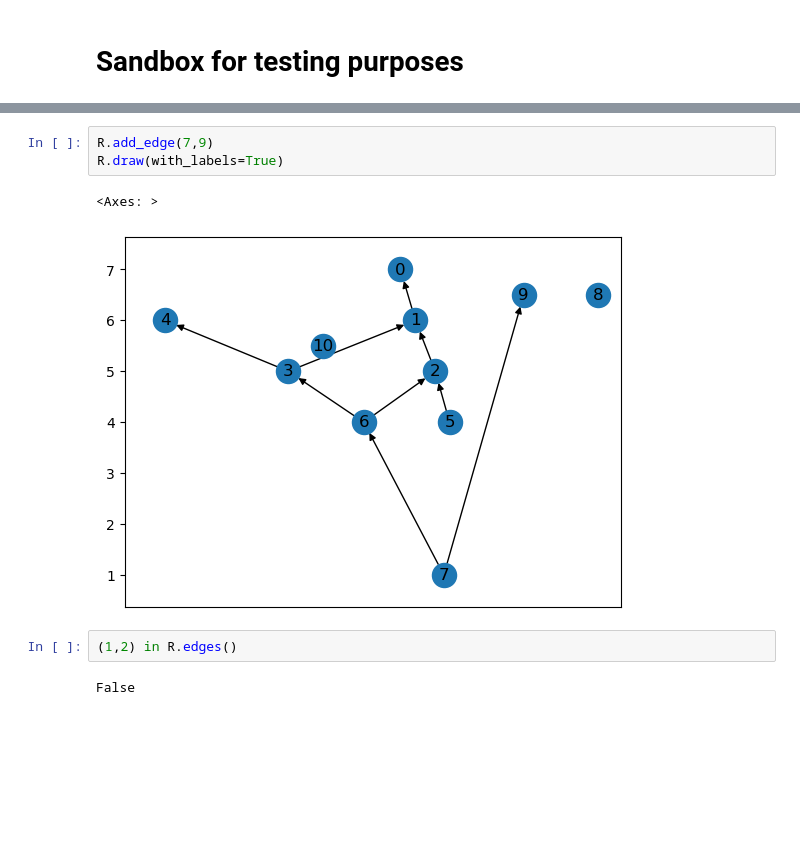
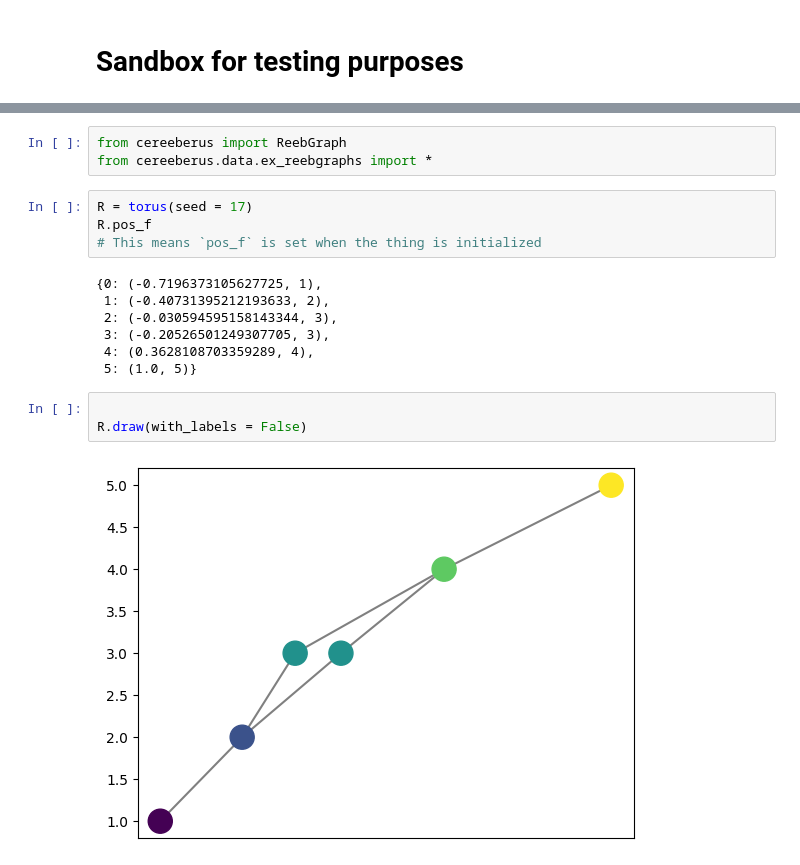
Before and after one commit to MunchLab/ceREEBerus, a Jupyter notebook: doc_source/notebooks/sandbox.ipynb, the cells around one changed output, grey strips where cells are left out. Saved outputs shown, nothing was run; the diff lists cells and outputs as text; blank space fills up the shorter version.

```diff
--- a/doc_source/notebooks/sandbox.ipynb
+++ b/doc_source/notebooks/sandbox.ipynb
@@ -170,10 +3,19 @@ nx.draw_networkx_edges(R, R.pos_f)
+# %%
+from cereeberus import ReebGraph
+from cereeberus.data.ex_reebgraphs import *
+# %%
+R = torus(seed = 17)
+R.pos_f
+# This means `pos_f` is set when the thing is initialized
+# %% [output]
+{0: (-0.7196373105627725, 1),
+ 1: (-0.40731395212193633, 2),
+ 2: (-0.030594595158143344, 3),
+ 3: (-0.20526501249307705, 3),
+ 4: (0.3628108703359289, 4),
+ 5: (1.0, 5)}
 # %%
-R.add_edge(7,9)
-R.draw(with_labels=True)
+
+R.draw(with_labels = False)
 # %% [output]
-<Axes: >
-[figure, old version]
+[figure, new version]
-# %%
-(1,2) in R.edges()
-# %% [output]
-False
```
Also changed, not shown: parts of 25 cells of this notebook, 5 other files.
